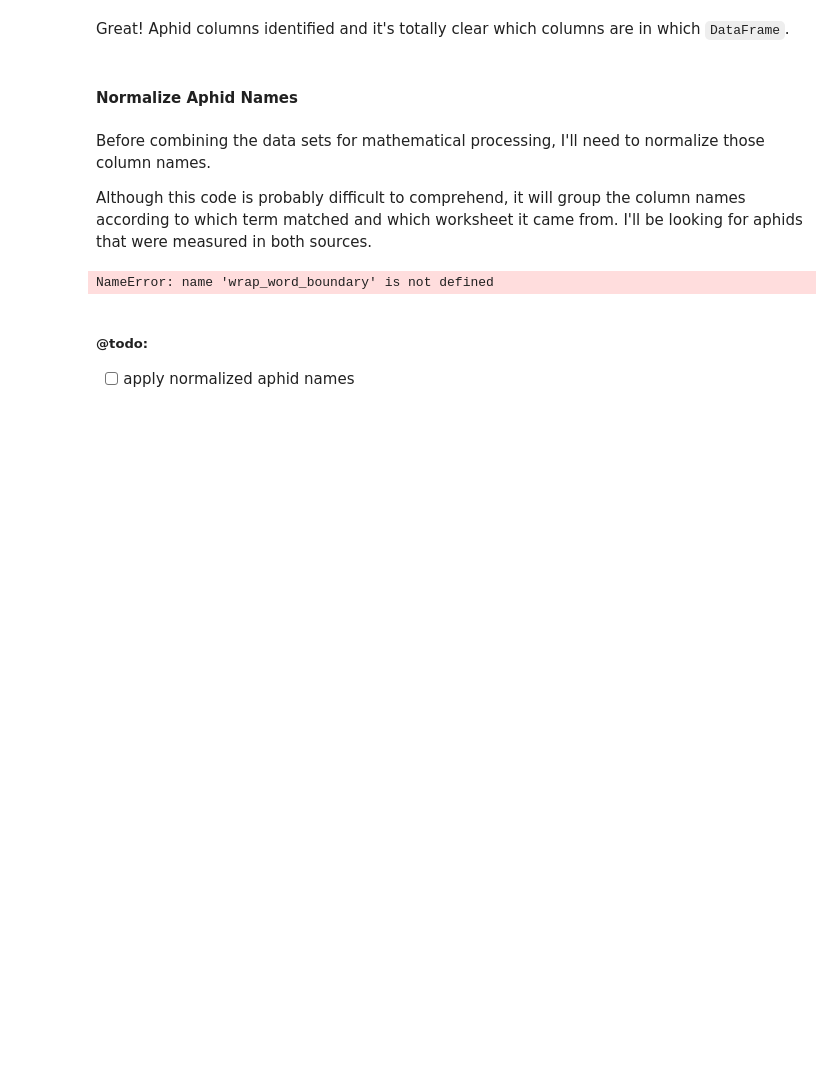
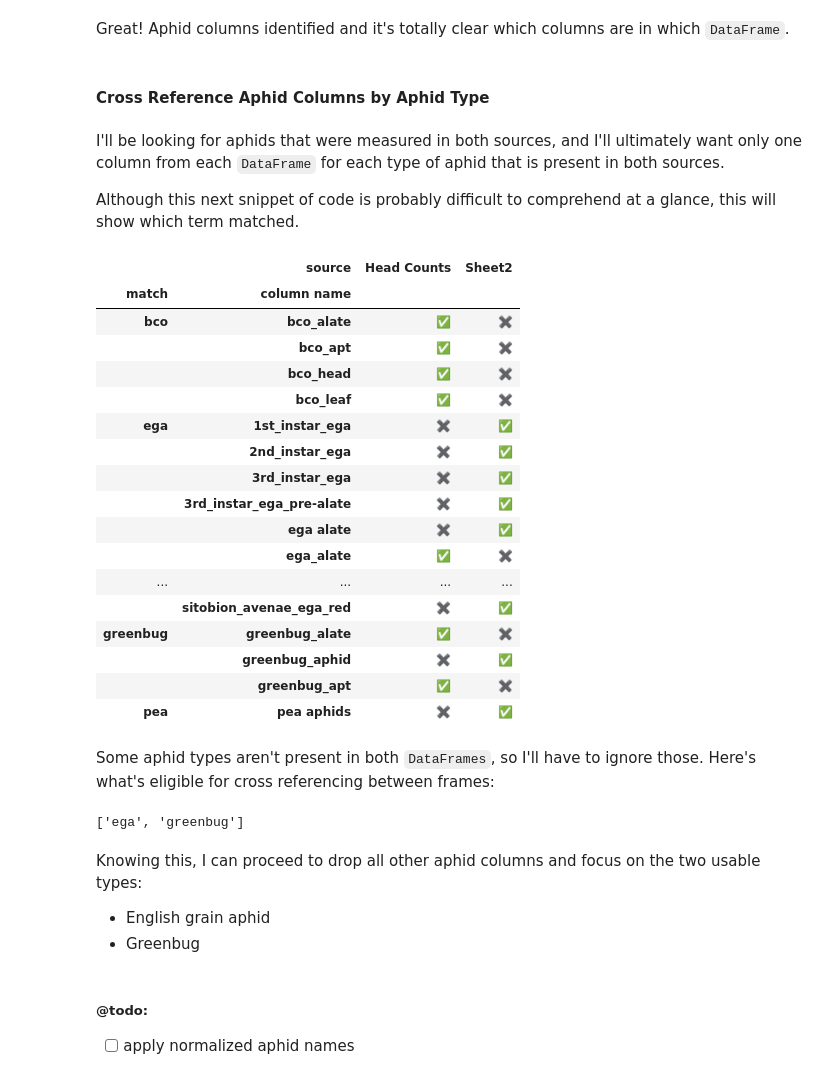
Before and after one commit to devvyn/aafc-field-data, a Jupyter notebook: notebook/projects/2016-sweep-vs-tiller/2016-sweep-vs-tiller.ipynb, the cells around one changed output. Drawn from its saved outputs; the diff is of its cells as text; code cells hidden in the pictures; blank space fills up the shorter version.

Commit message:
:construction: :memo: complete and rename section: Cross Reference Aphid Columns by Aphid Type

```diff
--- a/notebook/projects/2016-sweep-vs-tiller/2016-sweep-vs-tiller.ipynb
+++ b/notebook/projects/2016-sweep-vs-tiller/2016-sweep-vs-tiller.ipynb
@@ -1052,54 +1052,90 @@ visualize_boolean(
 | sitobion_avenae_ega_red | ✖️ | ✅ |
 # %% [markdown]
 Great! Aphid columns identified and it's totally clear which columns are in which `DataFrame`.
-# %% [markdown]
-#### Normalize Aphid Names
-# %% [markdown]
-Before combining the data sets for mathematical processing, I'll need to normalize those column names.
-
-Although this code is probably difficult to comprehend, it will group the column names according to which term matched and which worksheet it came from. I'll be looking for aphids that were measured in both sources.
+# %% [markdown]
+#### Cross Reference Aphid Columns by Aphid Type
+# %% [markdown]
+I'll be looking for aphids that were measured in both sources, and I'll ultimately want only one column from each `DataFrame` for each type of aphid that is present in both sources.
+
+Although this next snippet of code is probably difficult to comprehend at a glance, this will show which term matched.
 # %%
-normalized_aphid_column_names = (
+aphid_column_names = (
     pandas.concat(
         (
             {
                 name: (
                     frame
                     .columns[
                         frame
                         .columns
                         .str.contains(aphid_term_pattern)
                         &
                         ~ (
                             frame
                             .columns
                             .str.contains(excluded_term_pattern)
                         )
                     ]
                 ).to_series()
                 for name, frame in sheets_to_compare.items()
             }
         ),
         sort=True,
         names=['source', 'column name'],
     )
     .str.extract(
-        wrap_word_boundary(conjoin_patterns(aphid_terms), capture=True)
+        f'(?P<match>{conjoin_patterns(aphid_terms)})'
     )
     .set_index('match', append=True)
     .reorder_levels(order=(2, 1, 0), axis='index')
 )
-normalized_aphid_column_names['identified'] = True
-visualize_boolean(
-    normalized_aphid_column_names
+aphid_column_names['identified'] = True
+aphid_column_names = (
+    aphid_column_names
     .isna()
     .unstack()
     .loc[:, 'identified']
 )
-
-# @todo: try using concat output as index for new frame with dummy data for unstacking
+visualize_boolean(
+    aphid_column_names
+)
 # %% [output]
-NameError: name 'wrap_word_boundary' is not defined
+|  | source | Head Counts | Sheet2 |
+| match | column name |  |  |
+| bco | bco_alate | ✅ | ✖️ |
+|  | bco_apt | ✅ | ✖️ |
+|  | bco_head | ✅ | ✖️ |
+|  | bco_leaf | ✅ | ✖️ |
+| ega | 1st_instar_ega | ✖️ | ✅ |
+|  | 2nd_instar_ega | ✖️ | ✅ |
+|  | 3rd_instar_ega | ✖️ | ✅ |
+|  | 3rd_instar_ega_pre-alate | ✖️ | ✅ |
+|  | ega alate | ✖️ | ✅ |
+|  | ega_alate | ✅ | ✖️ |
+| ... | ... | ... | ... |
+|  | sitobion_avenae_ega_red | ✖️ | ✅ |
+| greenbug | greenbug_alate | ✅ | ✖️ |
+|  | greenbug_aphid | ✖️ | ✅ |
+|  | greenbug_apt | ✅ | ✖️ |
+| pea | pea aphids | ✖️ | ✅ |
+# %% [markdown]
+Some aphid types aren't present in both `DataFrames`, so I'll have to ignore those. Here's what's eligible for cross referencing between frames:
+# %%
+(
+    aphid_column_names
+    .reset_index(level='column name', drop=True)
+    .reset_index(level='match').drop_duplicates().set_index('match', append=True)
+    .unstack().stack(level='source')
+    .dropna(thresh=2, axis='columns',)
+    .columns.tolist()
+)
+# %% [output]
+['ega', 'greenbug']
+# %% [markdown]
+Knowing this, I can proceed to drop all other aphid columns and focus on the two usable types:
+
+- English grain aphid
+- Greenbug
 # %% [markdown]
 ##### @todo:
 - [ ] apply normalized aphid names
```
Also changed, not shown: parts of 1 cell of this notebook.
